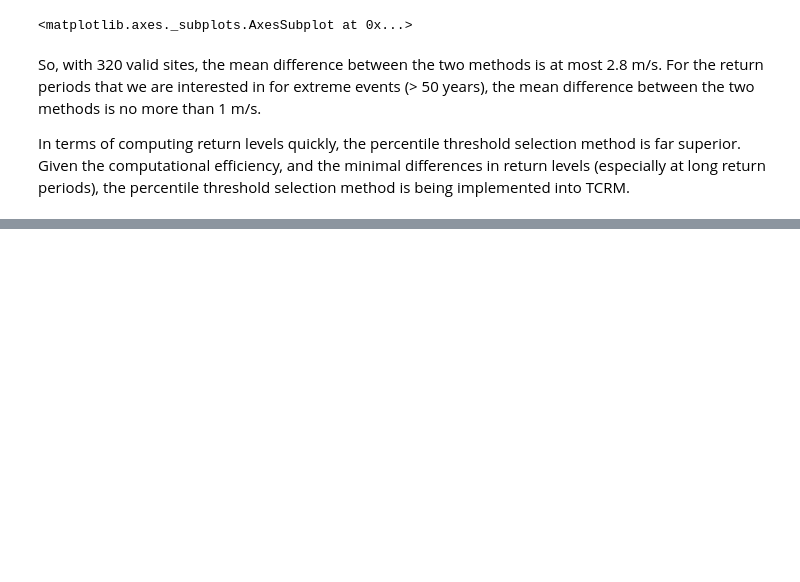
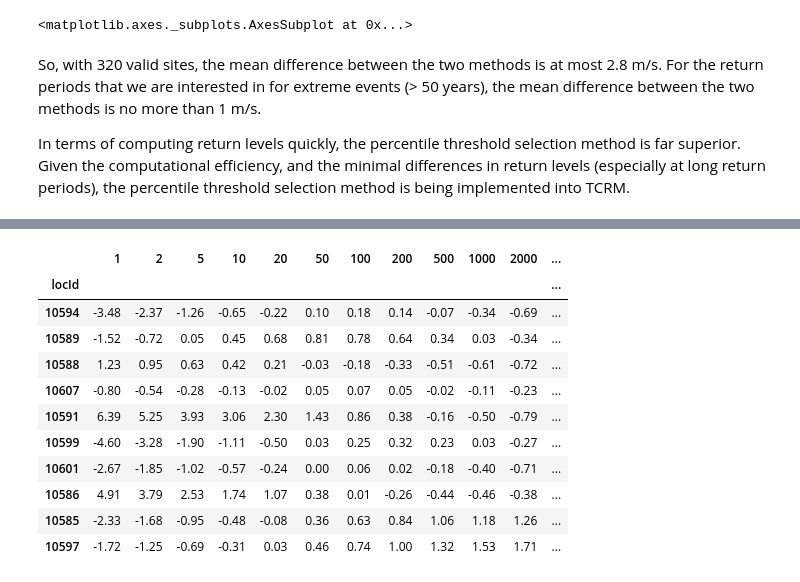
Before and after one commit to GeoscienceAustralia/tcrm, a Jupyter notebook: Comparing return levels for GPD fitting methods.ipynb, the cells around one changed output, grey strips where cells are left out. Drawn from its saved outputs; the diff is of its cells as text; code cells hidden in the pictures; blank space fills up the shorter version.

```diff
--- a/Comparing return levels for GPD fitting methods.ipynb
+++ b/Comparing return levels for GPD fitting methods.ipynb
@@ -30,7 +30,7 @@ sns.set_style('darkgrid')
 # %% [markdown]
 We start with loading the data. This includes the return levels calculated using the iterative threshold selection and the percentile threshold selection, and the distribution parameters for each method. You can use the [tcrmextremes.py](https://github.com/wcarthur/extremes/blob/python/tcrmextremes.py) script to build these data files. This relies on a completed simulation of TCRM for the region you are investigating.
 # %%
-inputPath = "N:/georisk/HaRIA_B_Wind/data/derived/tc/tcha/process"
+inputPath = "C:/WorkSpace/data/derived/tc/tcha/"
 iterative_rl_file = pjoin(inputPath, "iterative_rl.csv")
 fitted_rl_file = pjoin(inputPath, "fitted_rl.csv")
 parameter_file = pjoin(inputPath, "parameters.csv")
@@ -130,0 +179,16 @@ In terms of computing return levels quickly, the percentile threshold selection
+# %%
+df = diff[diff["1"].notnull()]
+df.head(10)
+# %% [output]
+|  | 1 | 2 | 5 | 10 | 20 | 50 | 100 | 200 | 500 | 1000 | 2000 | ... |
+| locId |  |  |  |  |  |  |  |  |  |  |  | ... |
+| 10594 | -3.48 | -2.37 | -1.26 | -0.65 | -0.22 | 0.10 | 0.18 | 0.14 | -0.07 | -0.34 | -0.69 | ... |
+| 10589 | -1.52 | -0.72 | 0.05 | 0.45 | 0.68 | 0.81 | 0.78 | 0.64 | 0.34 | 0.03 | -0.34 | ... |
+| 10588 | 1.23 | 0.95 | 0.63 | 0.42 | 0.21 | -0.03 | -0.18 | -0.33 | -0.51 | -0.61 | -0.72 | ... |
+| 10607 | -0.80 | -0.54 | -0.28 | -0.13 | -0.02 | 0.05 | 0.07 | 0.05 | -0.02 | -0.11 | -0.23 | ... |
+| 10591 | 6.39 | 5.25 | 3.93 | 3.06 | 2.30 | 1.43 | 0.86 | 0.38 | -0.16 | -0.50 | -0.79 | ... |
+| 10599 | -4.60 | -3.28 | -1.90 | -1.11 | -0.50 | 0.03 | 0.25 | 0.32 | 0.23 | 0.03 | -0.27 | ... |
+| 10601 | -2.67 | -1.85 | -1.02 | -0.57 | -0.24 | 0.00 | 0.06 | 0.02 | -0.18 | -0.40 | -0.71 | ... |
+| 10586 | 4.91 | 3.79 | 2.53 | 1.74 | 1.07 | 0.38 | 0.01 | -0.26 | -0.44 | -0.46 | -0.38 | ... |
+| 10585 | -2.33 | -1.68 | -0.95 | -0.48 | -0.08 | 0.36 | 0.63 | 0.84 | 1.06 | 1.18 | 1.26 | ... |
+| 10597 | -1.72 | -1.25 | -0.69 | -0.31 | 0.03 | 0.46 | 0.74 | 1.00 | 1.32 | 1.53 | 1.71 | ... |
```
Also changed, not shown: parts of 5 cells of this notebook, 2 other files.
